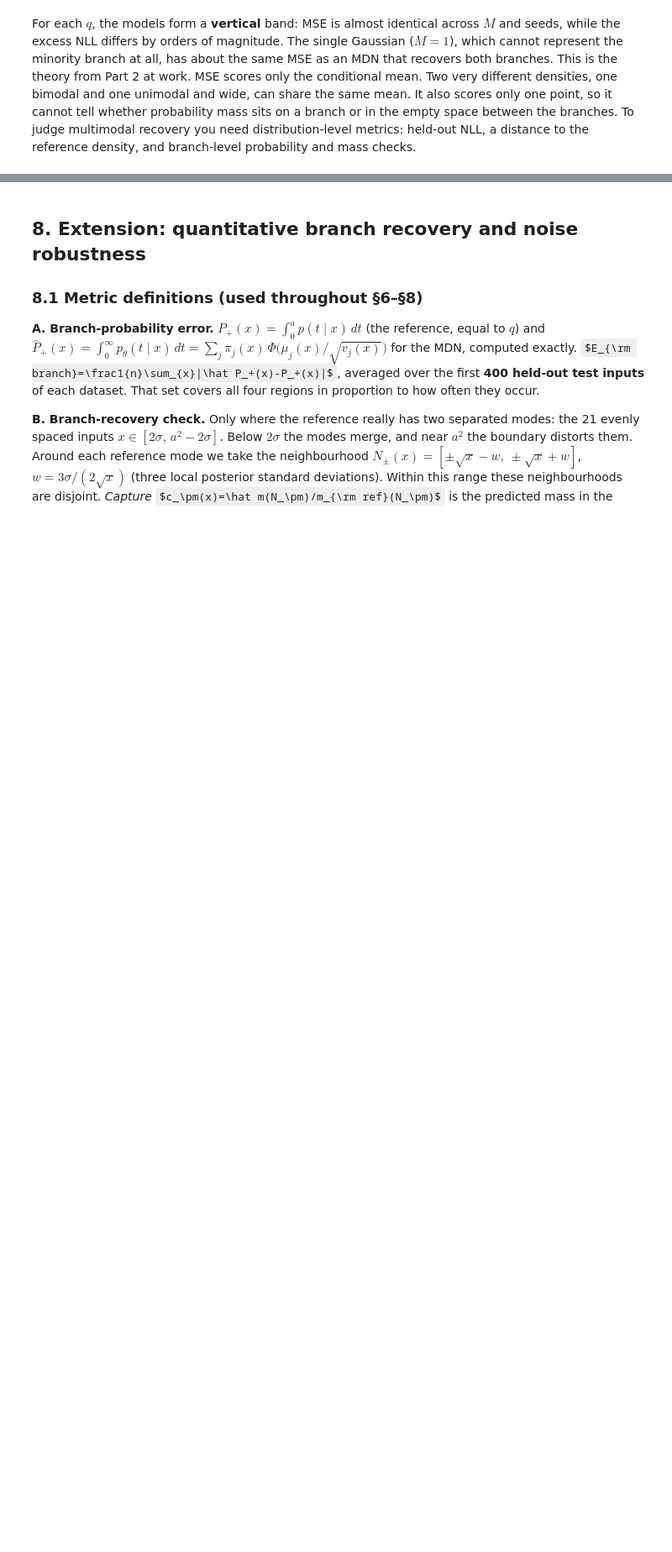
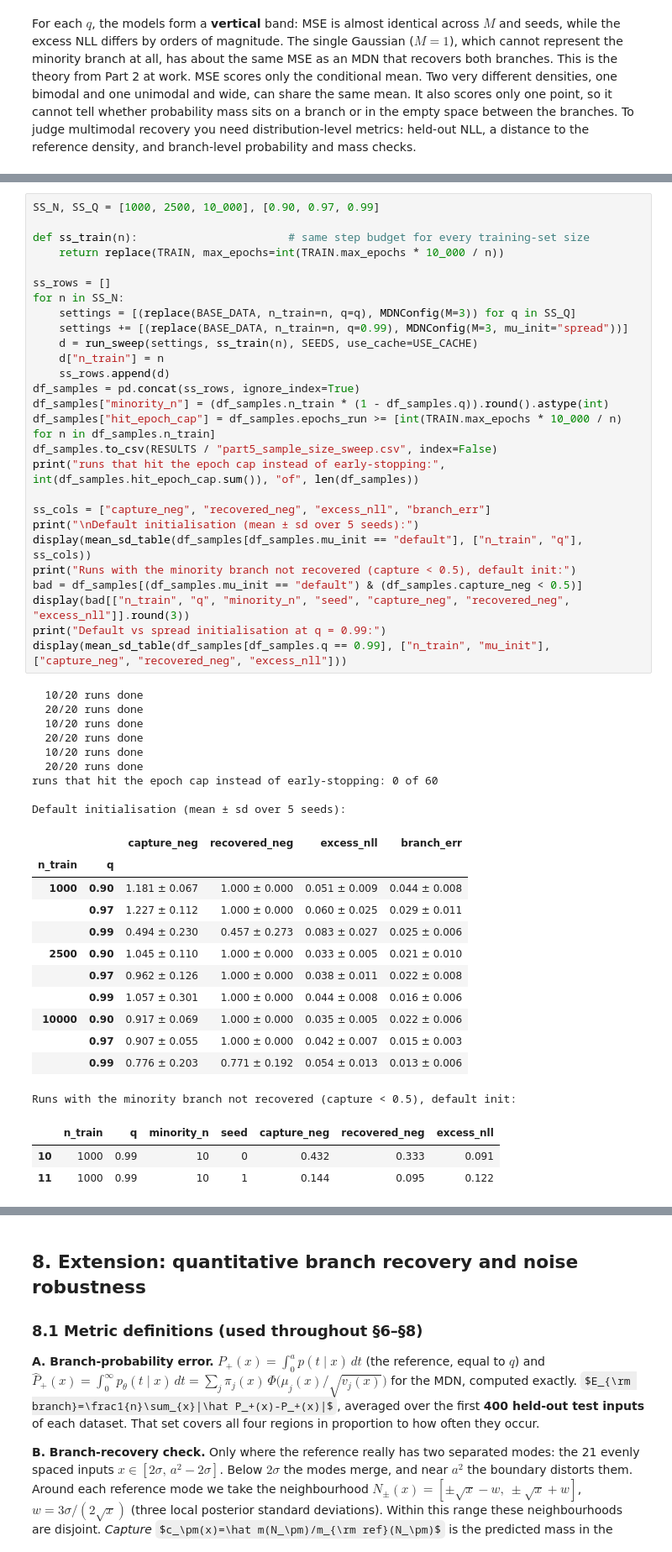
Before and after one commit to aamil-finoj/FDS_Project_8, a Jupyter notebook: Project8_Inverse_Problems.ipynb, the cells around one changed output, grey strips where cells are left out. Shown at 84% size. Saved outputs shown, nothing was run; the diff lists cells and outputs as text; some formulas as TeX source; blank space fills up the shorter version.

```diff
--- a/Project8_Inverse_Problems.ipynb
+++ b/Project8_Inverse_Problems.ipynb
@@ -1142,0 +1411,52 @@ display(sub_init.groupby(["n_train", "mu_init"])[["capture_neg", "recovered_neg"
+# %%
+SS_N, SS_Q = [1000, 2500, 10_000], [0.90, 0.97, 0.99]
+
+def ss_train(n):                       # same step budget for every training-set size
+    return replace(TRAIN, max_epochs=int(TRAIN.max_epochs * 10_000 / n))
+
+ss_rows = []
+for n in SS_N:
+    settings = [(replace(BASE_DATA, n_train=n, q=q), MDNConfig(M=3)) for q in SS_Q]
+    settings += [(replace(BASE_DATA, n_train=n, q=0.99), MDNConfig(M=3, mu_init="spread"))]
+    d = run_sweep(settings, ss_train(n), SEEDS, use_cache=USE_CACHE)
+    d["n_train"] = n
+    ss_rows.append(d)
+df_samples = pd.concat(ss_rows, ignore_index=True)
+df_samples["minority_n"] = (df_samples.n_train * (1 - df_samples.q)).round().astype(int)
+df_samples["hit_epoch_cap"] = df_samples.epochs_run >= [int(TRAIN.max_epochs * 10_000 / n) for n in df_samples.n_train]
+df_samples.to_csv(RESULTS / "part5_sample_size_sweep.csv", index=False)
+print("runs that hit the epoch cap instead of early-stopping:", int(df_samples.hit_epoch_cap.sum()), "of", len(df_samples))
+
+ss_cols = ["capture_neg", "recovered_neg", "excess_nll", "branch_err"]
+print("\nDefault initialisation (mean ± sd over 5 seeds):")
+display(mean_sd_table(df_samples[df_samples.mu_init == "default"], ["n_train", "q"], ss_cols))
+print("Runs with the minority branch not recovered (capture < 0.5), default init:")
+bad = df_samples[(df_samples.mu_init == "default") & (df_samples.capture_neg < 0.5)]
+display(bad[["n_train", "q", "minority_n", "seed", "capture_neg", "recovered_neg", "excess_nll"]].round(3))
+print("Default vs spread initialisation at q = 0.99:")
+display(mean_sd_table(df_samples[df_samples.q == 0.99], ["n_train", "mu_init"], ["capture_neg", "recovered_neg", "excess_nll"]))
+# %% [output]
+  10/20 runs done
+  20/20 runs done
+  10/20 runs done
+  20/20 runs done
+  10/20 runs done
+  20/20 runs done
+runs that hit the epoch cap instead of early-stopping: 0 of 60
+
+Default initialisation (mean ± sd over 5 seeds):
+|  |  | capture_neg | recovered_neg | excess_nll | branch_err |
+| n_train | q |  |  |  |  |
+| 1000 | 0.90 | 1.181 ± 0.067 | 1.000 ± 0.000 | 0.051 ± 0.009 | 0.044 ± 0.008 |
+|  | 0.97 | 1.227 ± 0.112 | 1.000 ± 0.000 | 0.060 ± 0.025 | 0.029 ± 0.011 |
+|  | 0.99 | 0.494 ± 0.230 | 0.457 ± 0.273 | 0.083 ± 0.027 | 0.025 ± 0.006 |
+| 2500 | 0.90 | 1.045 ± 0.110 | 1.000 ± 0.000 | 0.033 ± 0.005 | 0.021 ± 0.010 |
+|  | 0.97 | 0.962 ± 0.126 | 1.000 ± 0.000 | 0.038 ± 0.011 | 0.022 ± 0.008 |
+|  | 0.99 | 1.057 ± 0.301 | 1.000 ± 0.000 | 0.044 ± 0.008 | 0.016 ± 0.006 |
+| 10000 | 0.90 | 0.917 ± 0.069 | 1.000 ± 0.000 | 0.035 ± 0.005 | 0.022 ± 0.006 |
+|  | 0.97 | 0.907 ± 0.055 | 1.000 ± 0.000 | 0.042 ± 0.007 | 0.015 ± 0.003 |
+|  | 0.99 | 0.776 ± 0.203 | 0.771 ± 0.192 | 0.054 ± 0.013 | 0.013 ± 0.006 |
+Runs with the minority branch not recovered (capture < 0.5), default init:
+|  | n_train | q | minority_n | seed | capture_neg | recovered_neg | excess_nll |
+| 10 | 1000 | 0.99 | 10 | 0 | 0.432 | 0.333 | 0.091 |
+| 11 | 1000 | 0.99 | 10 | 1 | 0.144 | 0.095 | 0.122 |
```
Also changed, not shown: parts of 49 cells of this notebook, 23 other files.
